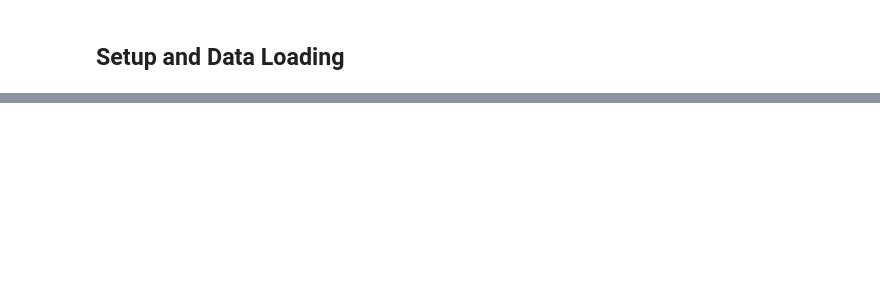
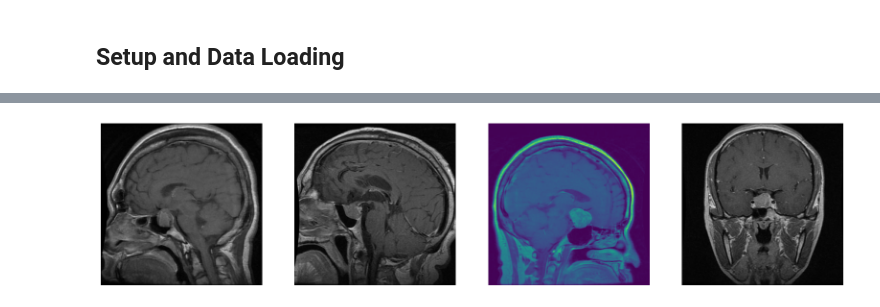
Before and after one commit to Tobai24/Brain_tumor_classifier, a Jupyter notebook: notebook/notebook.ipynb, the cells around one changed output, grey strips where cells are left out. Saved outputs shown, nothing was run; the diff lists cells and outputs as text; code cells hidden in the pictures; blank space fills up the shorter version.

```diff
--- a/notebook/notebook.ipynb
+++ b/notebook/notebook.ipynb
@@ -27,0 +82,4 @@ print(f"Using {device} device.")
+# %%
+sample_images(train_dir, "pituitary")
+# %% [output]
+[figure, added]
```
Also changed, not shown: parts of 41 cells of this notebook, 5 other files.
